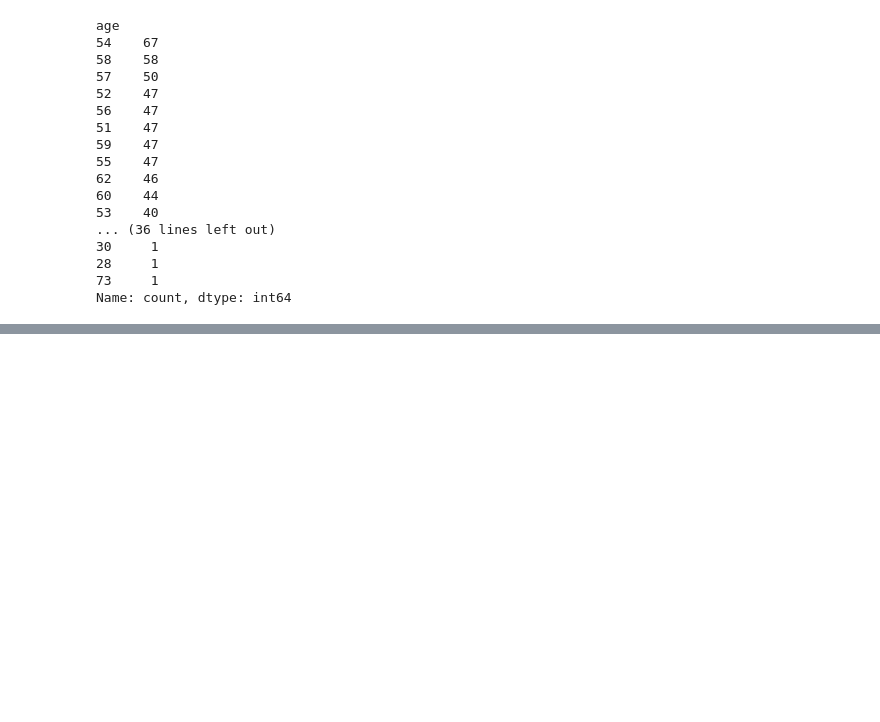
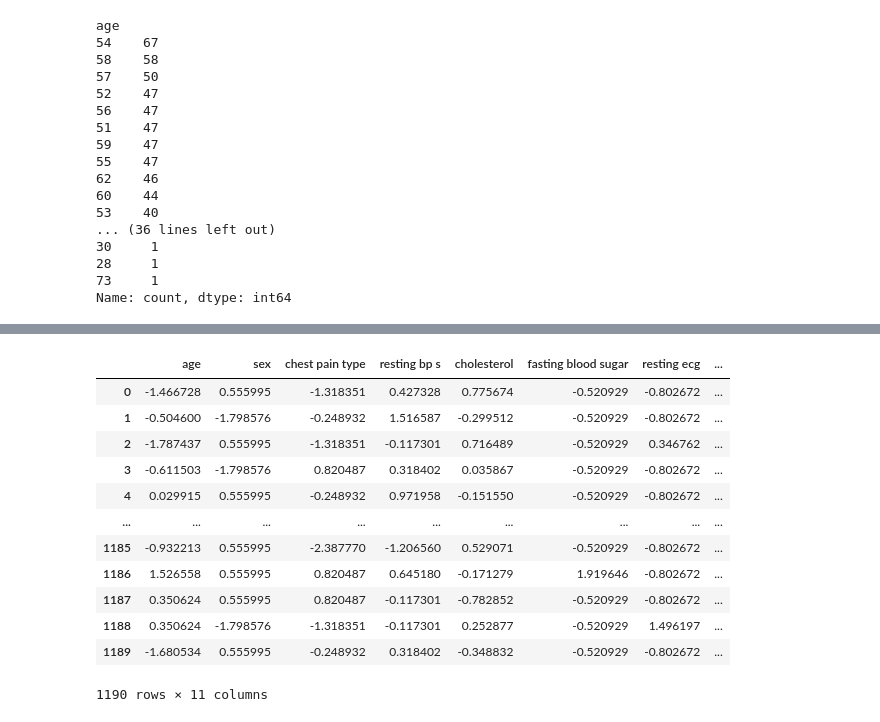
Before and after one commit to devilhunterrr221/disease-prediction-model, a Jupyter notebook: Notebook/Cleaning.ipynb, the cells around one changed output, grey strips where cells are left out. Cells and saved outputs as stored; diff of their text form; code cells hidden in the pictures; blank space fills up the shorter version.

```diff
--- a/Notebook/Cleaning.ipynb
+++ b/Notebook/Cleaning.ipynb
@@ -86,0 +147,16 @@ Name: count, dtype: int64
+# %%
+x_scaled_df
+# %% [output]
+|  | age | sex | chest pain type | resting bp s | cholesterol | fasting blood sugar | resting ecg | ... |
+| 0 | -1.466728 | 0.555995 | -1.318351 | 0.427328 | 0.775674 | -0.520929 | -0.802672 | ... |
+| 1 | -0.504600 | -1.798576 | -0.248932 | 1.516587 | -0.299512 | -0.520929 | -0.802672 | ... |
+| 2 | -1.787437 | 0.555995 | -1.318351 | -0.117301 | 0.716489 | -0.520929 | 0.346762 | ... |
+| 3 | -0.611503 | -1.798576 | 0.820487 | 0.318402 | 0.035867 | -0.520929 | -0.802672 | ... |
+| 4 | 0.029915 | 0.555995 | -0.248932 | 0.971958 | -0.151550 | -0.520929 | -0.802672 | ... |
+| ... | ... | ... | ... | ... | ... | ... | ... | ... |
+| 1185 | -0.932213 | 0.555995 | -2.387770 | -1.206560 | 0.529071 | -0.520929 | -0.802672 | ... |
+| 1186 | 1.526558 | 0.555995 | 0.820487 | 0.645180 | -0.171279 | 1.919646 | -0.802672 | ... |
+| 1187 | 0.350624 | 0.555995 | 0.820487 | -0.117301 | -0.782852 | -0.520929 | -0.802672 | ... |
+| 1188 | 0.350624 | -1.798576 | -1.318351 | -0.117301 | 0.252877 | -0.520929 | 1.496197 | ... |
+| 1189 | -1.680534 | 0.555995 | -0.248932 | 0.318402 | -0.348832 | -0.520929 | -0.802672 | ... |
+1190 rows × 11 columns
```
Also changed, not shown: parts of 26 cells of this notebook.
